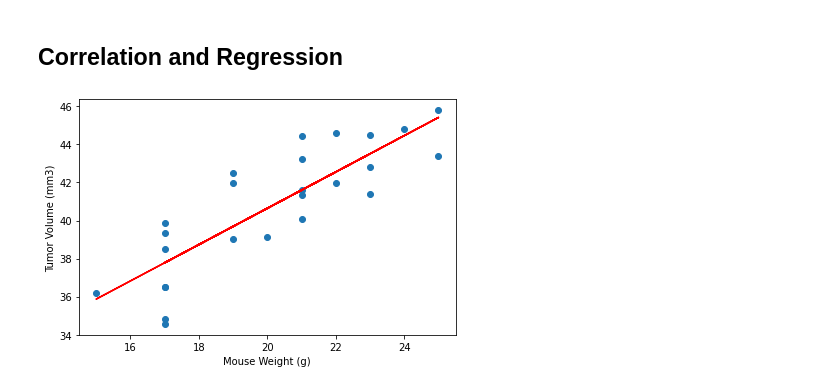
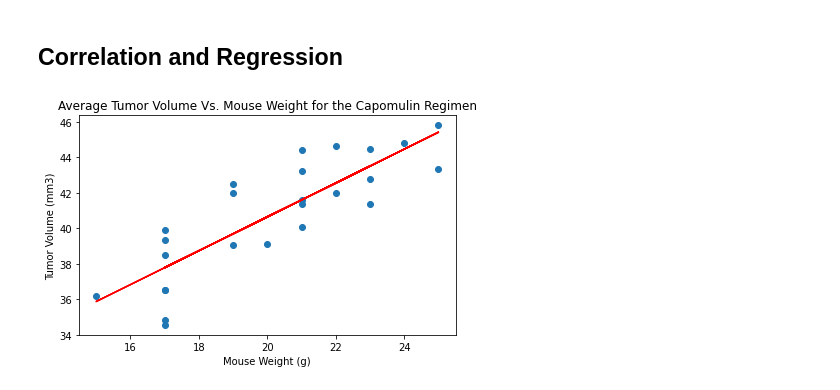
Before and after one commit to Barlow0471/MatplotlibHW, a Jupyter notebook: pymaceuticals_starter.ipynb, the cells around one changed output. Cells and saved outputs as stored; diff of their text form; code cells hidden in the pictures.

```diff
--- a/pymaceuticals_starter.ipynb
+++ b/pymaceuticals_starter.ipynb
@@ -270,15 +273,16 @@ plt.tight_layout()
 # %%
 # Calculate the correlation coefficient and linear regression model
 # for mouse weight and average tumor volume for the Capomulin regimen
 correlation = {round(st.pearsonr(avg_tumor_volume['Weight (g)'],avg_tumor_volume['Tumor Volume (mm3)'])[0],2)}
 # print(f'The correlation between mouse weight and average tumor volume is {correlation}')
 regression = st.linregress(avg_tumor_volume['Weight (g)'], avg_tumor_volume['Tumor Volume (mm3)'])
 
 y_values = avg_tumor_volume['Weight (g)']*regression[0]+regression[1]
 plt.plot(avg_tumor_volume['Weight (g)'], y_values, color='r')
 plt.scatter(avg_tumor_volume['Weight (g)'], avg_tumor_volume['Tumor Volume (mm3)'])
 plt.xlabel('Mouse Weight (g)')
 plt.ylabel('Tumor Volume (mm3)')
+plt.title('Average Tumor Volume Vs. Mouse Weight for the Capomulin Regimen')
 plt.tight_layout()
 # %% [output]
-[figure, old version]
+[figure, new version]
```
Also changed, not shown: parts of 3 cells of this notebook.
